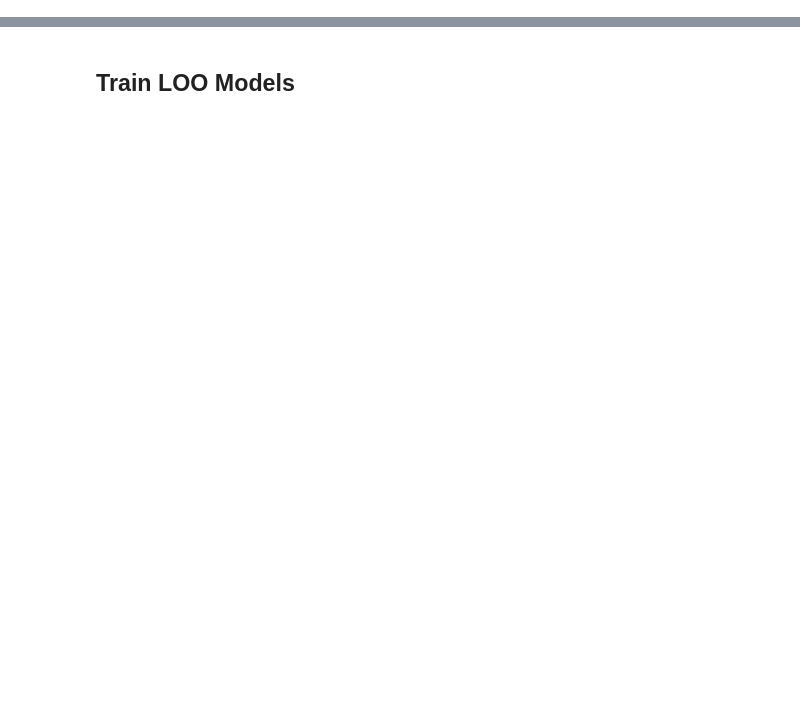
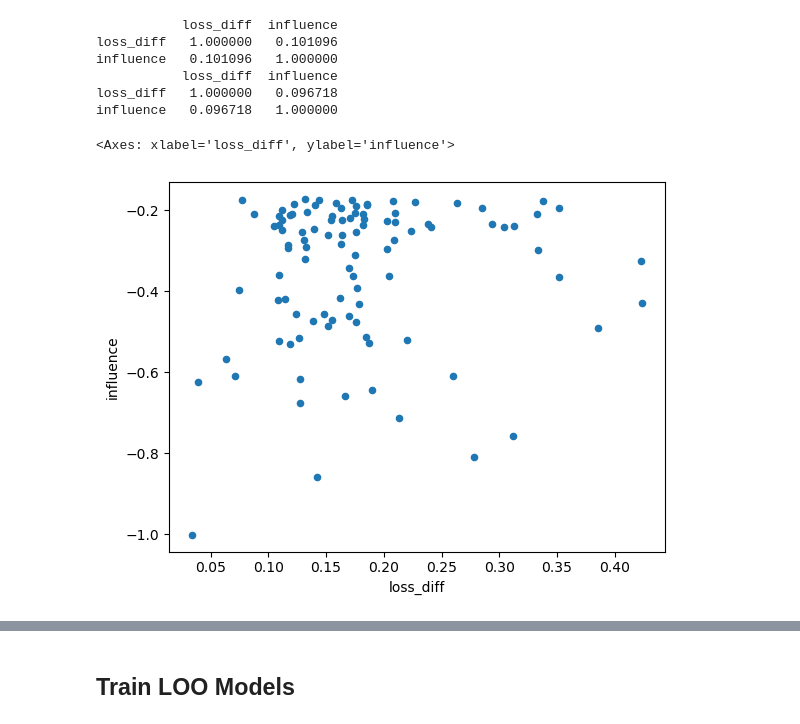
Before and after one commit to patcao/sentiment-influence-function, a Jupyter notebook: LOO-compare.ipynb, the cells around one changed output, grey strips where cells are left out. Drawn from its saved outputs; the diff is of its cells as text; code cells hidden in the pictures; blank space fills up the shorter version.

```diff
--- a/LOO-compare.ipynb
+++ b/LOO-compare.ipynb
@@ -120,0 +96,18 @@ Find logs at: ./wandb/run-20230503_140349-8b8a554t/logs
+# %%
+TEST_GUID = 862
+
+param_infl = list(og_model.classifier.parameters())
+infl = influence.compute_influence(
+    full_model=og_model,
+    test_guid=TEST_GUID,
+    param_influence=param_infl,
+    train_dataset=train_dataset,
+    test_dataset=test_dataset,
+    lissa_r=1,
+    lissa_depth=1,
+    damping=5e-3,
+    scale=100,
+)
+idf = pd.DataFrame(data=infl, index=range(len(infl)), columns=["influence"])
+idf = idf.rename_axis("train_guid").reset_index()
+idf["test_guid"] = TEST_GUID
@@ -120,0 +145,12 @@ Find logs at: ./wandb/run-20230503_140349-8b8a554t/logs
+# %%
+cdf = ldf[ldf.test_guid == TEST_GUID].copy()
+cdf["loss_diff"] = cdf["loss"] - fdf[fdf.test_guid == TEST_GUID].loss.squeeze()
+cdf = pd.merge(
+    cdf,
+    idf,
+    left_on=["test_guid", "train_guid"],
+    right_on=["test_guid", "train_guid"],
+    how="left",
+)
+cdf["influence"] = (-100.0 / len(train_dataset)) * cdf["influence"]
+cdf
@@ -120,0 +171,3 @@ Find logs at: ./wandb/run-20230503_140349-8b8a554t/logs
+# %%
+cdf = cdf.sort_values("influence").iloc[:100]
+cdf
@@ -120,0 +188,15 @@ Find logs at: ./wandb/run-20230503_140349-8b8a554t/logs
+# %%
+print(cdf[["loss_diff", "influence"]].corr())
+print(cdf[["loss_diff", "influence"]].corr("spearman"))
+# %% [output]
+           loss_diff  influence
+loss_diff   1.000000   0.101096
+influence   0.101096   1.000000
+           loss_diff  influence
+loss_diff   1.000000   0.096718
+influence   0.096718   1.000000
+# %%
+cdf[["loss_diff", "influence"]].plot.scatter("loss_diff", "influence")
+# %% [output]
+<Axes: xlabel='loss_diff', ylabel='influence'>
+[figure, added]
```
Also changed, not shown: parts of 51 cells of this notebook, 37 other files.
